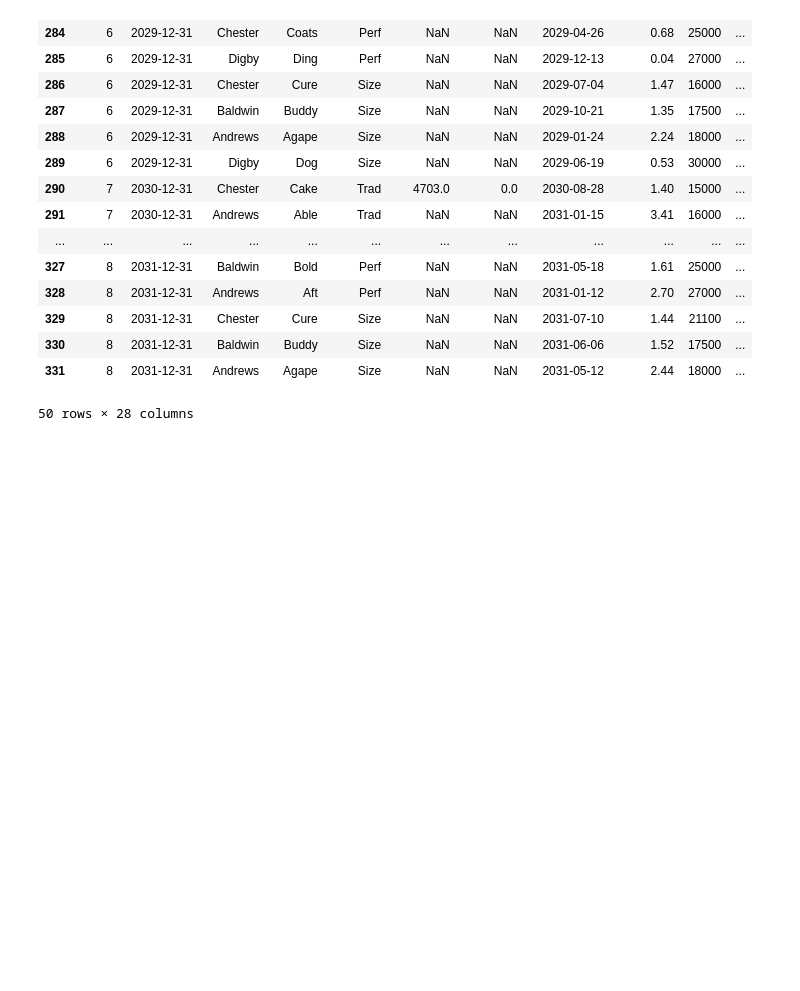
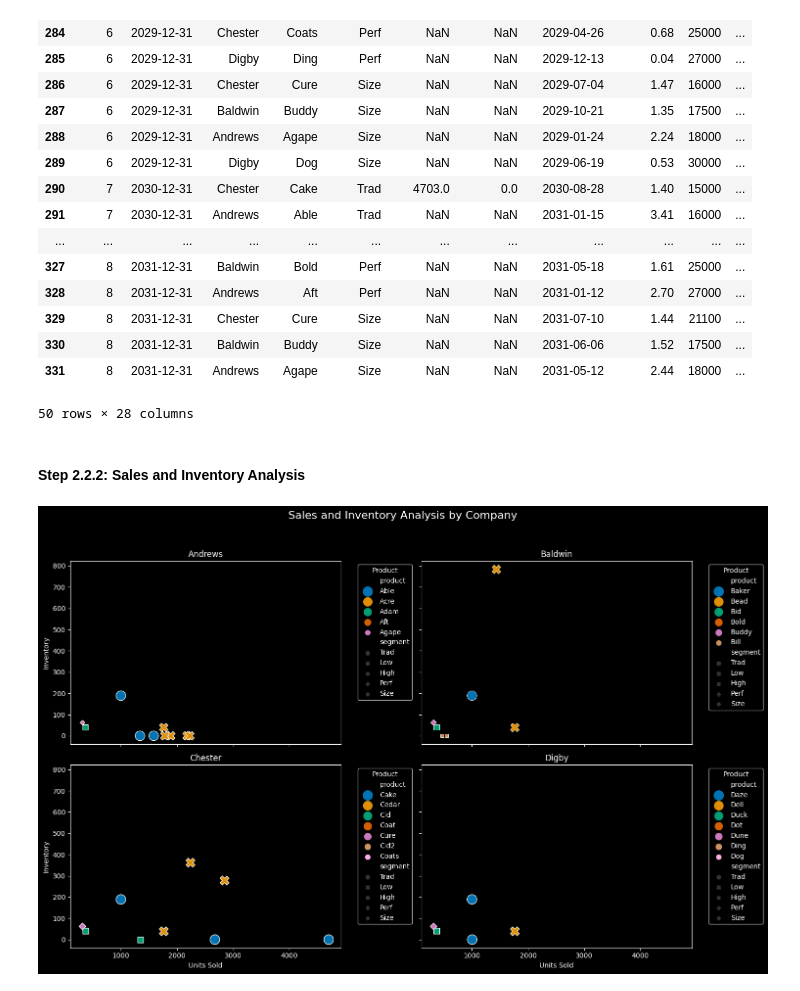
Before and after one commit to christinedbaxter/mbaCapstone, a Jupyter notebook: notebooks/exploratory/exploratory_analysis_v1.ipynb, the cells around one changed output. Saved outputs shown, nothing was run; the diff lists cells and outputs as text; code cells hidden in the pictures; blank space fills up the shorter version.

```diff
--- a/notebooks/exploratory/exploratory_analysis_v1.ipynb
+++ b/notebooks/exploratory/exploratory_analysis_v1.ipynb
@@ -750,3 +753,50 @@ merged_product_df.tail(50)
 # %%
 # export the merged DataFrame to a CSV file
 merged_product_df.to_csv('../../data/processed/merged_product.csv', index=False)
+# %% [markdown]
+#### Step 2.2.2: Sales and Inventory Analysis
+# %%
+# Function to create a dynamic palette
+def create_dynamic_palette(column, palette_name):
+    unique_values = column.unique()
+    num_unique = len(unique_values)
+    return sns.color_palette(palette_name, n_colors=num_unique)
+
+# Create copy of merged_product_df
+data = merged_product_df.copy()
+
+# Filtering the dataset for the four specified companies
+companies_subset = ["Andrews", "Baldwin", "Chester", "Digby"]
+data_subset = data[data["company"].isin(companies_subset)]
+
+# Setting up the plot for the specified companies
+fig, axes = plt.subplots(2, 2, figsize=(15, 10), sharex=True, sharey=True)
+axes = axes.flatten()  # Flattening the 2x2 grid to iterate over it
+fig.suptitle("Sales and Inventory Analysis by Company", fontsize=16)
+
+# Plotting the sales and inventory data for each specified company
+for i, company in enumerate(companies_subset):
+    company_data = data_subset[data_subset["company"] == company]
+    palette = create_dynamic_palette(
+        company_data["product"], "colorblind"
+    )  # Dynamic color palette for each company's products
+    sns.scatterplot(
+        ax=axes[i],
+        data=company_data,
+        x="unitsSold",
+        y="Inventory",
+        hue="product",
+        style="segment",
+        size="product",
+        sizes=(50, 200),
+        palette=palette,
+    )
+    axes[i].set_title(company)
+    axes[i].set_xlabel("Units Sold")
+    axes[i].set_ylabel("Inventory")
+    axes[i].legend(title="Product", bbox_to_anchor=(1.05, 1), loc="upper left")
+
+plt.tight_layout(rect=[0, 0.03, 1, 0.95])
+plt.show()
+# %% [output]
+[figure, added]
```
Also changed, not shown: parts of 31 cells of this notebook, 1 other file.
